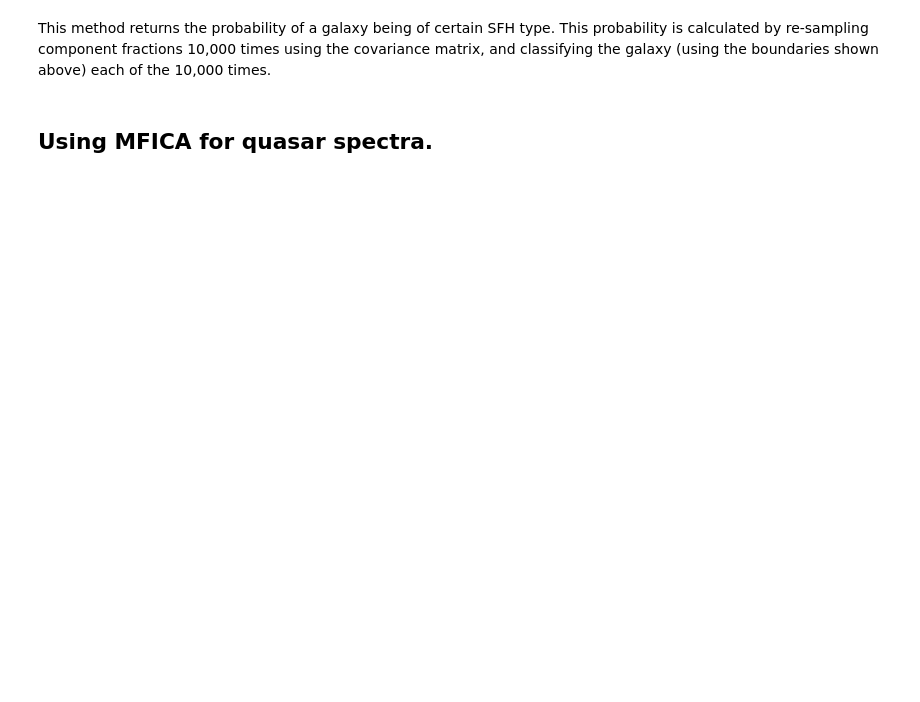
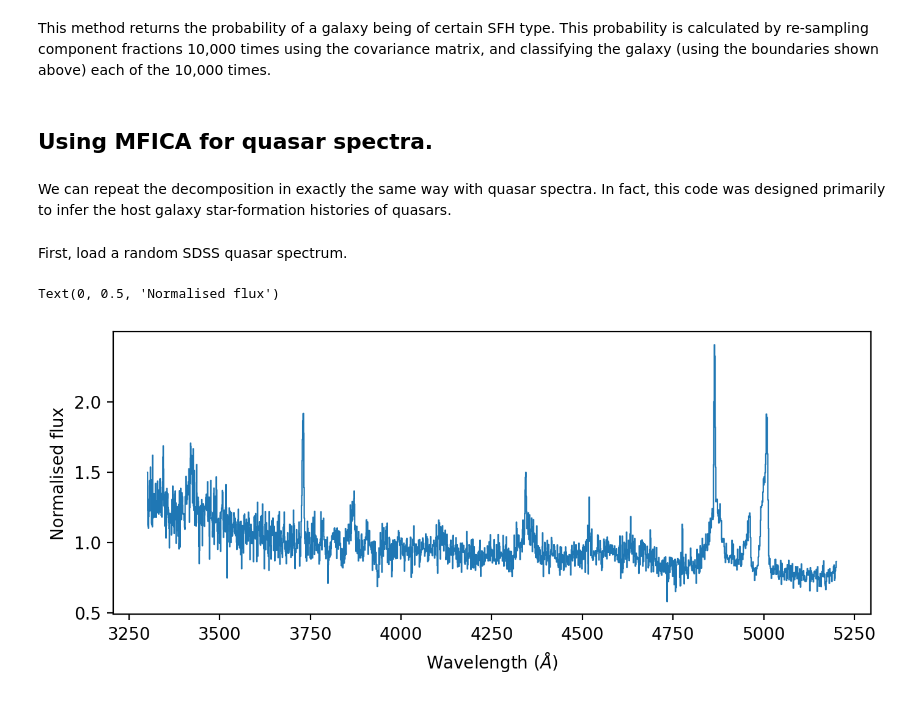
Before and after one commit to SahyadriDK/MFICA, a Jupyter notebook: example.ipynb, the cells around one changed output. Saved outputs shown, nothing was run; the diff lists cells and outputs as text; code cells hidden in the pictures; blank space fills up the shorter version.

Commit message:
added QSO decomposition example + re-organised components

```diff
--- a/example.ipynb
+++ b/example.ipynb
@@ -275,3 +275,18 @@ obj.galaxy_type()
 This method returns the probability of a galaxy being of certain SFH type. This probability is calculated by re-sampling component fractions 10,000 times using the covariance matrix, and classifying the galaxy (using the boundaries shown above) each of the 10,000 times.
 # %% [markdown]
 ## Using MFICA for quasar spectra.
+# %% [markdown]
+We can repeat the decomposition in exactly the same way with quasar spectra. In fact, this code was designed primarily to infer the host galaxy star-formation histories of quasars.
+# %% [markdown]
+First, load a random SDSS quasar spectrum.
+# %%
+wl, fl, err, _ = load_data('http://www.sdss.jhu.edu/skypca/spSpec/0392/spSpec-51793-0392-496_skysub.fit')
+
+# Plot the figure
+plt.figure(figsize=(8,3), dpi=200)
+plt.plot(wl, fl, lw=0.8, drawstyle='steps-mid')
+plt.xlabel("Wavelength ($\AA$)")
+plt.ylabel("Normalised flux")
+# %% [output]
+Text(0, 0.5, 'Normalised flux')
+[figure, added]
```
Also changed, not shown: parts of 8 cells of this notebook, 7 other files.
